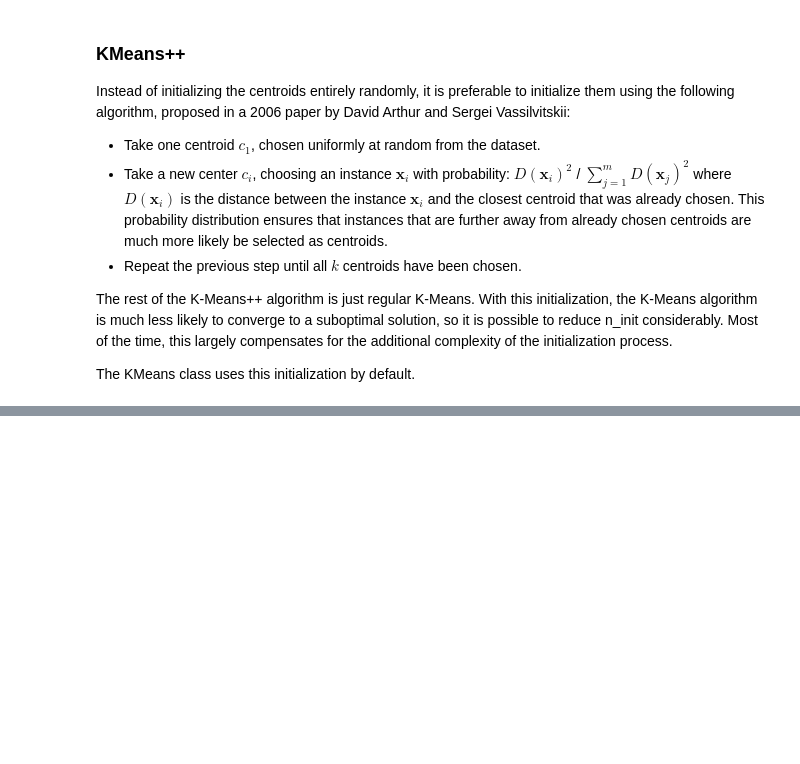
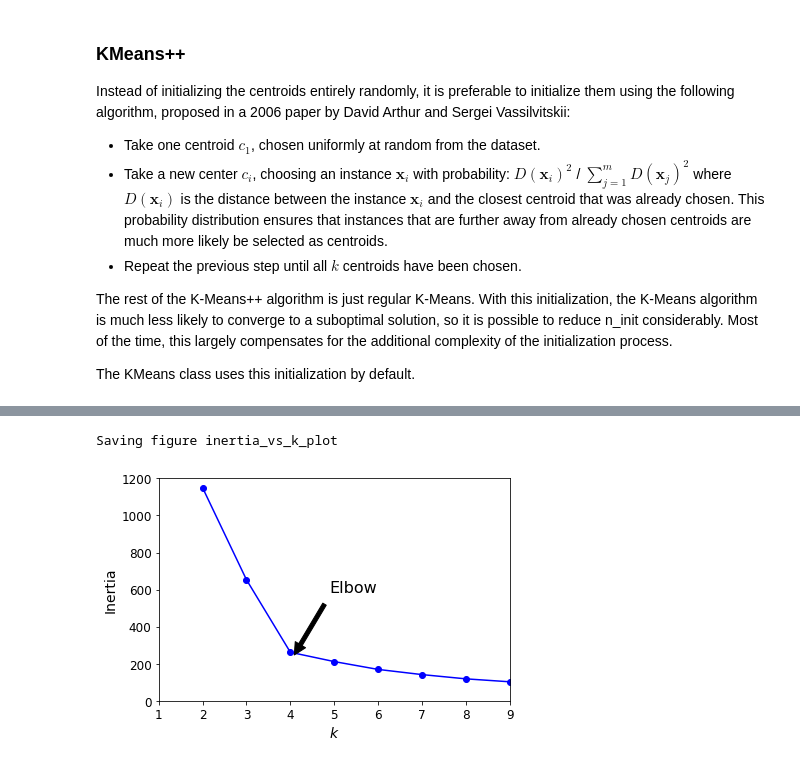
Before and after one commit to sankalptambe/unsupervised-learning, a Jupyter notebook: unsupervised_learning.ipynb, the cells around one changed output, grey strips where cells are left out. Saved outputs shown, nothing was run; the diff lists cells and outputs as text; code cells hidden in the pictures; blank space fills up the shorter version.

Commit message:
elbow and silhouette score added

```diff
--- a/unsupervised_learning.ipynb
+++ b/unsupervised_learning.ipynb
@@ -284,0 +299,5 @@ The KMeans class uses this initialization by default.
+# %%
+from sklearn.cluster import MiniBatchKMeans
+
+minibatch_kmeans = MiniBatchKMeans(n_clusters=5, random_state=42)
+minibatch_kmeans.fit(X)
@@ -284,0 +318,6 @@ The KMeans class uses this initialization by default.
+# %%
+kmeans_per_k = [KMeans(n_clusters=k, random_state=42).fit(X) for k in range(2,10)]
+
+inertias = [model.inertia_ for model in kmeans_per_k]
+
+kmeans_per_k, inertias
@@ -284,0 +341,19 @@ The KMeans class uses this initialization by default.
+# %%
+plt.axis([1,9,0,1200])
+
+plt.plot(range(2, 10), inertias, "bo-")
+plt.xlabel("$k$", fontsize=14)
+plt.ylabel("Inertia", fontsize=14)
+plt.annotate('Elbow',
+             xy=(4, inertias[3]),
+             xytext=(0.55, 0.55),
+             textcoords='figure fraction',
+             fontsize=16,
+             arrowprops=dict(facecolor='black', shrink=0.1)
+            )
+
+save_fig("inertia_vs_k_plot")
+plt.show()
+# %% [output]
+Saving figure inertia_vs_k_plot
+[figure, added]
```
Also changed, not shown: parts of 15 cells of this notebook, 2 other files.
